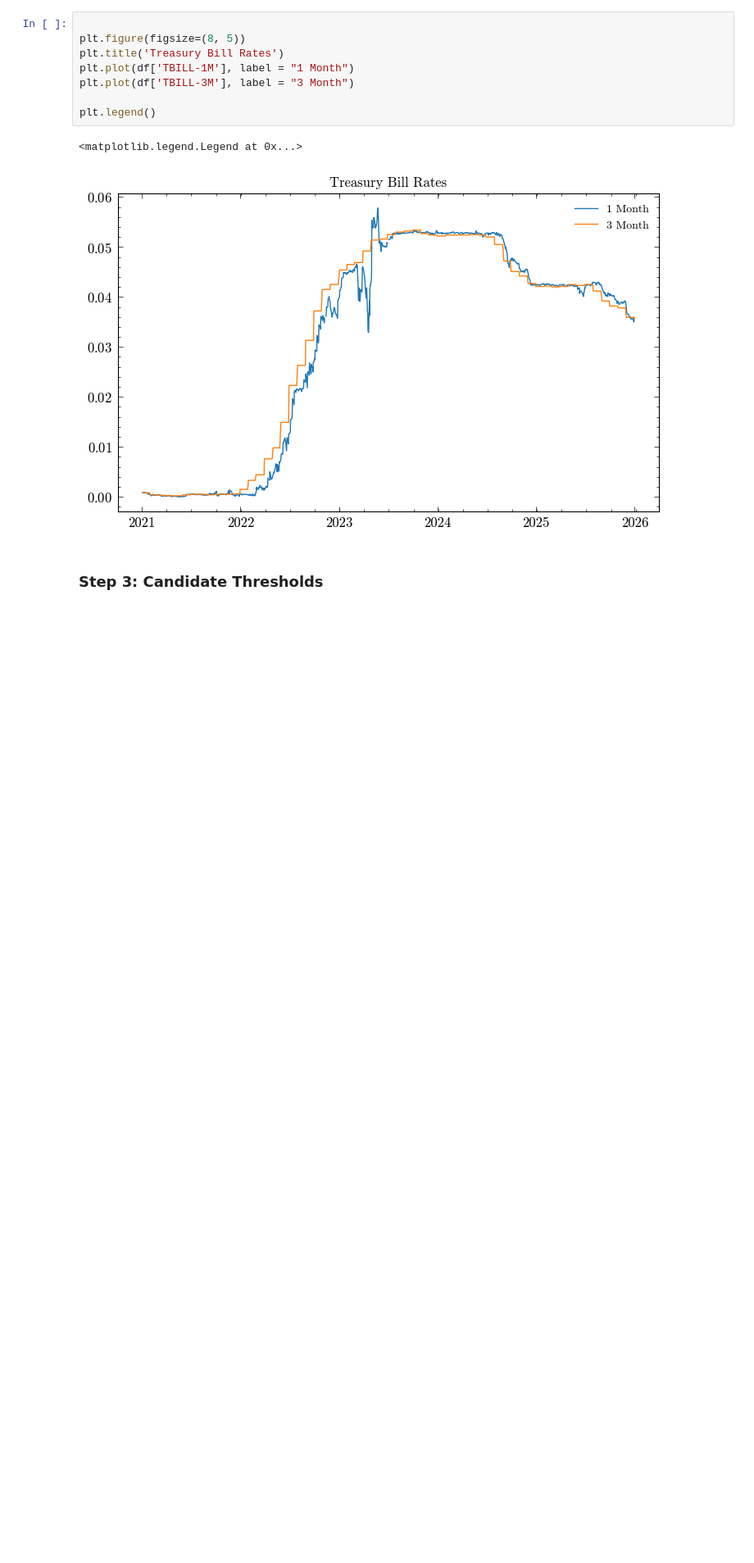
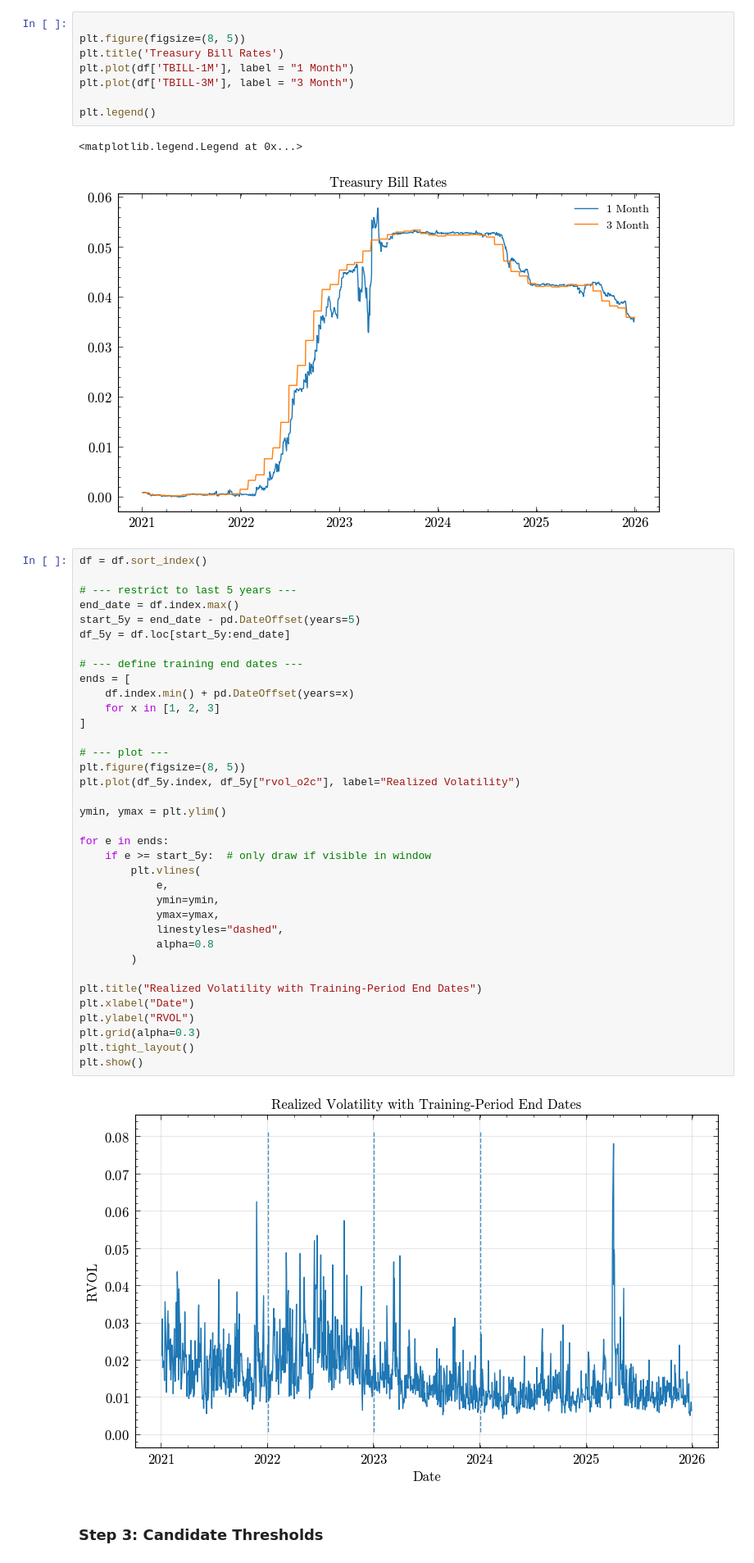
Before and after one commit to jackyeung99/proj_quant_trading, a Jupyter notebook: notebooks/experiment_tau_sensitivity.ipynb, the cells around one changed output. Shown at 82% size. Drawn from its saved outputs; the diff is of its cells as text; blank space fills up the shorter version.

```diff
--- a/notebooks/experiment_tau_sensitivity.ipynb
+++ b/notebooks/experiment_tau_sensitivity.ipynb
@@ -445,6 +505,44 @@ plt.legend()
 # %% [output]
 <matplotlib.legend.Legend at 0x...>
 [figure]
+# %%
+df = df.sort_index()
+
+# --- restrict to last 5 years ---
+end_date = df.index.max()
+start_5y = end_date - pd.DateOffset(years=5)
+df_5y = df.loc[start_5y:end_date]
+
+# --- define training end dates ---
+ends = [
+    df.index.min() + pd.DateOffset(years=x)
+    for x in [1, 2, 3]
+]
+
+# --- plot ---
+plt.figure(figsize=(8, 5))
+plt.plot(df_5y.index, df_5y["rvol_o2c"], label="Realized Volatility")
+
+ymin, ymax = plt.ylim()
+
+for e in ends:
+    if e >= start_5y:  # only draw if visible in window
+        plt.vlines(
+            e,
+            ymin=ymin,
+            ymax=ymax,
+            linestyles="dashed",
+            alpha=0.8
+        )
+
+plt.title("Realized Volatility with Training-Period End Dates")
+plt.xlabel("Date")
+plt.ylabel("RVOL")
+plt.grid(alpha=0.3)
+plt.tight_layout()
+plt.show()
+# %% [output]
+[figure, added]
 # %% [markdown]
 ### Step 3: Candidate Thresholds
 # %%
```
Also changed, not shown: parts of 23 cells of this notebook, 15 other files.
